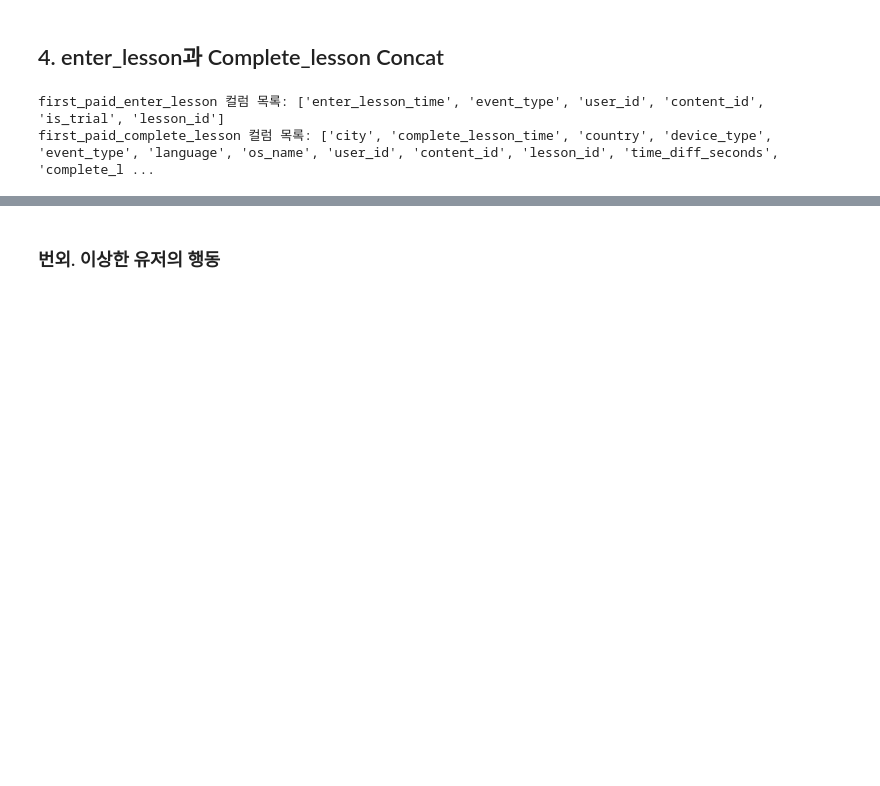
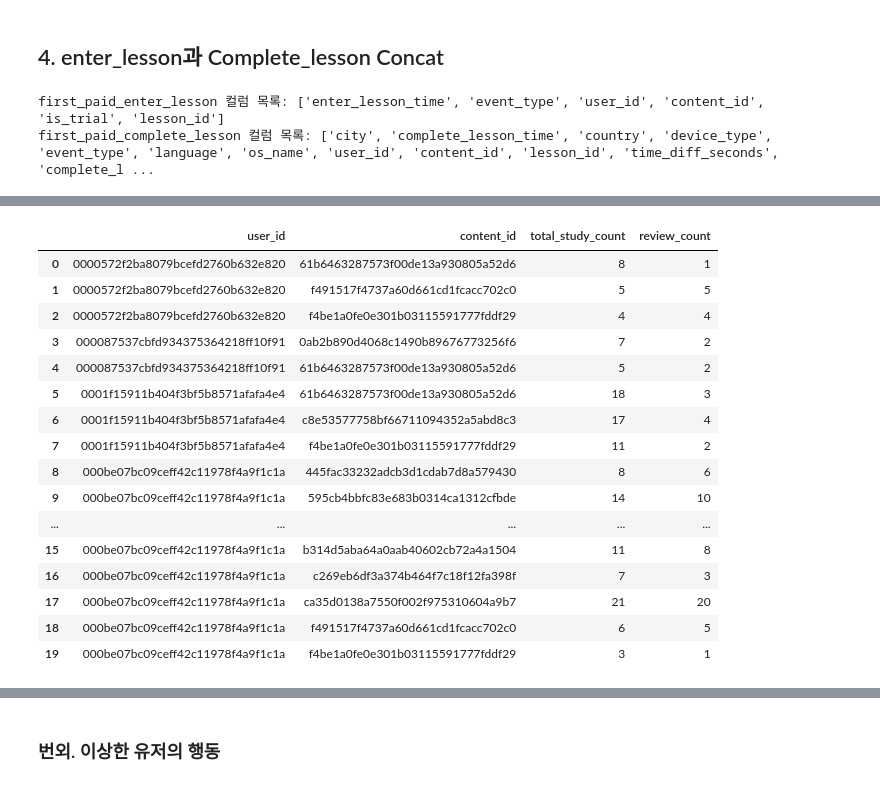
Before and after one commit to saeraniren/intermediate_project, a Jupyter notebook: haein_funnel_eda.ipynb, the cells around one changed output, grey strips where cells are left out. Saved outputs shown, nothing was run; the diff lists cells and outputs as text; code cells hidden in the pictures; blank space fills up the shorter version.

```diff
--- a/haein_funnel_eda.ipynb
+++ b/haein_funnel_eda.ipynb
@@ -1524,0 +1531,53 @@ KeyboardInterrupt:
+# %%
+def count_study_sessions(lesson_sorted):
+    # 1️⃣ `lesson_sorted`를 직접 활용 (time_diff가 이미 존재)
+    lesson_processed = lesson_sorted.copy()
+
+    # 2️⃣ 총 학습 횟수 계산 (enter만, complete만 있는 경우도 포함)
+    total_study_counts = (
+        lesson_processed
+        .groupby(['user_id', 'content_id'])['lesson_id']
+        .nunique()  # 고유 lesson_id 개수 카운트
+        .reset_index(name='total_study_count')
+    )
+
+    # 3️⃣ enter-complete 매칭된 학습 횟수 (time_diff > 60 조건 적용)
+    review_counts = (
+        lesson_processed.dropna(subset=['time_diff'])  # 이미 존재하는 `time_diff` 활용 (중복 계산 X)
+        .query('time_diff > 60')  # 60초 초과한 경우만 필터링
+        .groupby(['user_id', 'content_id'])['lesson_id']
+        .nunique()  # 고유 lesson_id 개수 카운트
+        .reset_index(name='review_count')
+    )
+
+    # 4️⃣ 두 개의 데이터 병합
+    result_df = total_study_counts.merge(review_counts, on=['user_id', 'content_id'], how='left')
+
+    # NaN을 0으로 채움
+    result_df['review_count'] = result_df['review_count'].fillna(0).astype(int)
+
+    return result_df
+
+# ✅ 실행
+study_counts = count_study_sessions(lesson_sorted)
+
+# ✅ 결과 확인
+display(study_counts.head(20))
+# %% [output]
+|  | user_id | content_id | total_study_count | review_count |
+| 0 | 0000572f2ba8079bcefd2760b632e820 | 61b6463287573f00de13a930805a52d6 | 8 | 1 |
+| 1 | 0000572f2ba8079bcefd2760b632e820 | f491517f4737a60d661cd1fcacc702c0 | 5 | 5 |
+| 2 | 0000572f2ba8079bcefd2760b632e820 | f4be1a0fe0e301b03115591777fddf29 | 4 | 4 |
+| 3 | 000087537cbfd934375364218ff10f91 | 0ab2b890d4068c1490b89676773256f6 | 7 | 2 |
+| 4 | 000087537cbfd934375364218ff10f91 | 61b6463287573f00de13a930805a52d6 | 5 | 2 |
+| 5 | 0001f15911b404f3bf5b8571afafa4e4 | 61b6463287573f00de13a930805a52d6 | 18 | 3 |
+| 6 | 0001f15911b404f3bf5b8571afafa4e4 | c8e53577758bf66711094352a5abd8c3 | 17 | 4 |
+| 7 | 0001f15911b404f3bf5b8571afafa4e4 | f4be1a0fe0e301b03115591777fddf29 | 11 | 2 |
+| 8 | 000be07bc09ceff42c11978f4a9f1c1a | 445fac33232adcb3d1cdab7d8a579430 | 8 | 6 |
+| 9 | 000be07bc09ceff42c11978f4a9f1c1a | 595cb4bbfc83e683b0314ca1312cfbde | 14 | 10 |
+| ... | ... | ... | ... | ... |
+| 15 | 000be07bc09ceff42c11978f4a9f1c1a | b314d5aba64a0aab40602cb72a4a1504 | 11 | 8 |
+| 16 | 000be07bc09ceff42c11978f4a9f1c1a | c269eb6df3a374b464f7c18f12fa398f | 7 | 3 |
+| 17 | 000be07bc09ceff42c11978f4a9f1c1a | ca35d0138a7550f002f975310604a9b7 | 21 | 20 |
+| 18 | 000be07bc09ceff42c11978f4a9f1c1a | f491517f4737a60d661cd1fcacc702c0 | 6 | 5 |
+| 19 | 000be07bc09ceff42c11978f4a9f1c1a | f4be1a0fe0e301b03115591777fddf29 | 3 | 1 |
```
Also changed, not shown: parts of 12 cells of this notebook.
